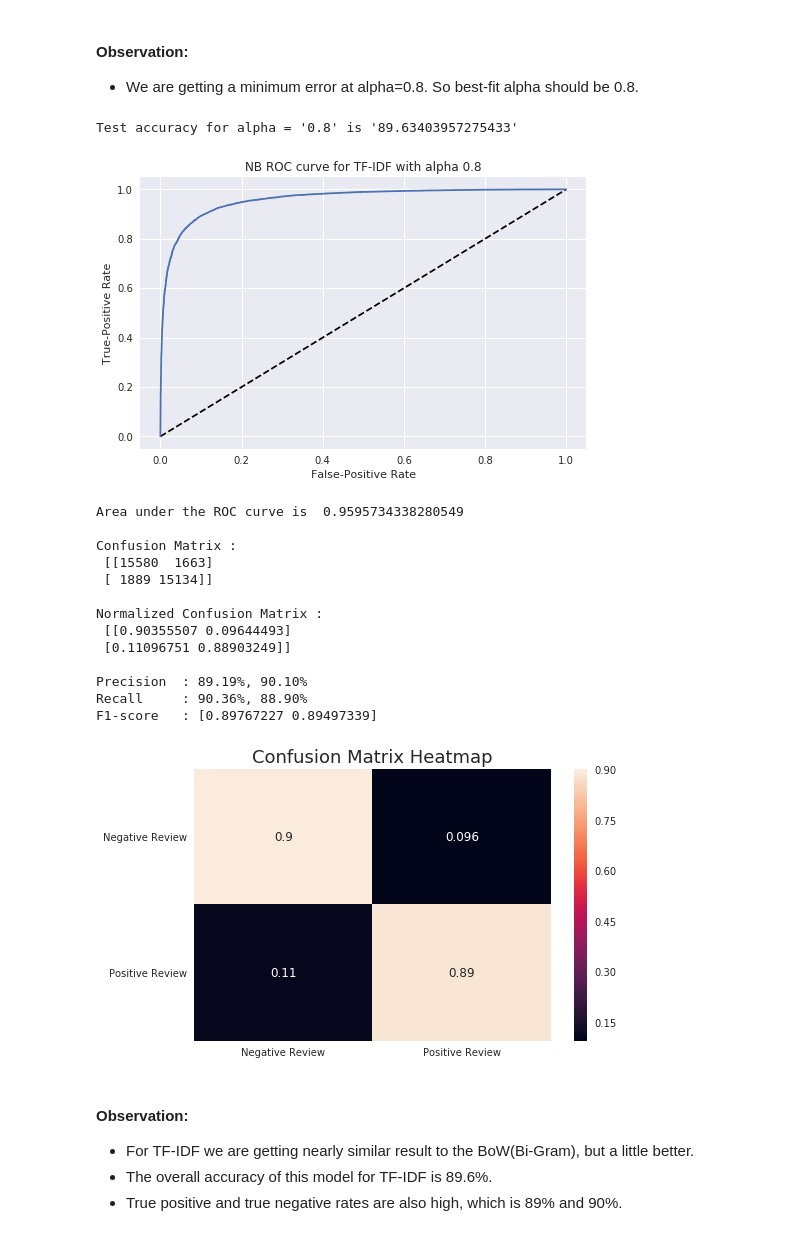
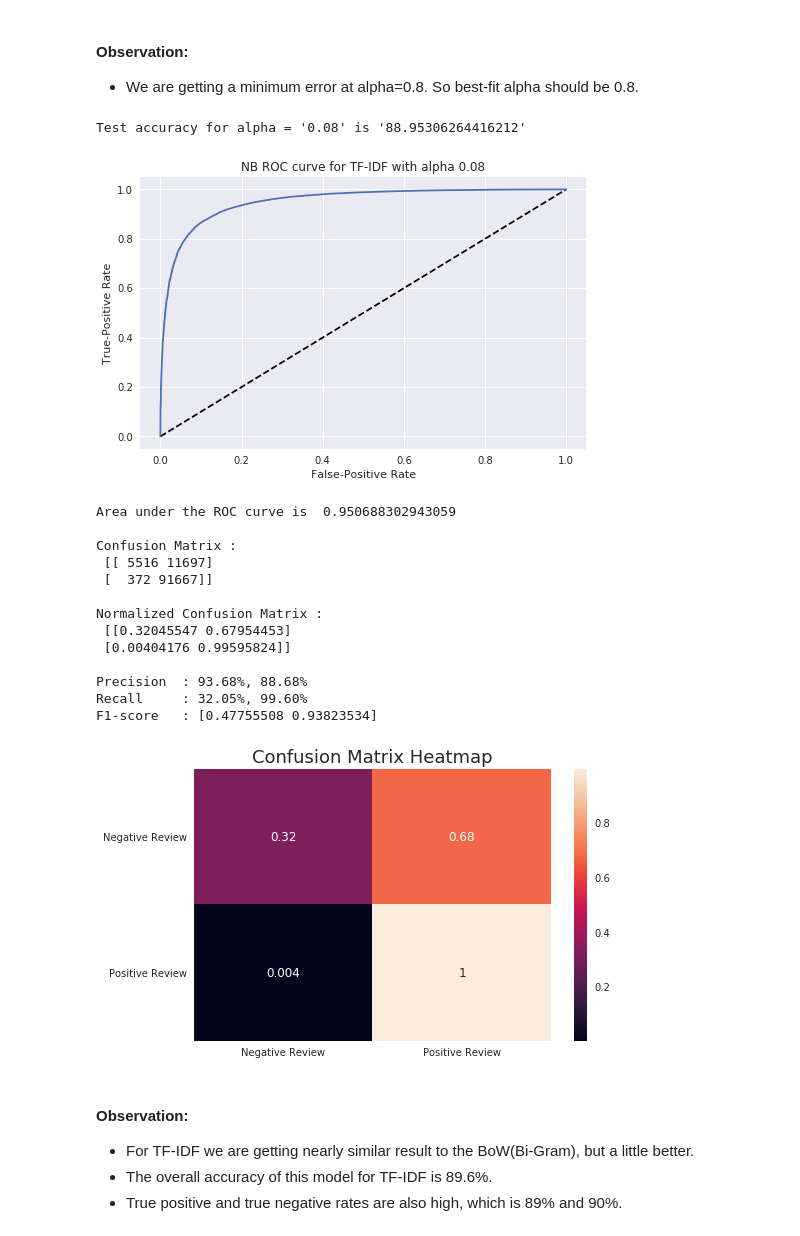
Before and after one commit to sradheya99/ML-Algorithms, a Jupyter notebook: 3.NaiveBayes/NaiveBayes_AZ.ipynb, the cells around one changed output. Saved outputs shown, nothing was run; the diff lists cells and outputs as text; code cells hidden in the pictures.

```diff
--- a/3.NaiveBayes/NaiveBayes_AZ.ipynb
+++ b/3.NaiveBayes/NaiveBayes_AZ.ipynb
@@ -396,5 +413,7 @@ Top 10 "POSITIVE" Features are:
 # %%
 # applying tf-idf vectorization
 tf_idf_vect = TfidfVectorizer(ngram_range=(1,2))
-final_tf_idf = tf_idf_vect.fit_transform(sorted_data['CleanedText'].values)
+tfidf_model = tf_idf_vect.fit(train_x['CleanedText'].values)
+final_tfidf_train = tfidf_model.transform(train_x['CleanedText'].values)
+final_tfidf_test = tfidf_model.transform(test_x['CleanedText'].values)
 # %%
@@ -420,24 +443,24 @@ error_comparision(cv_err_tfidf, test_err_tfidf)
 * We are getting a minimum error at alpha=0.8. So best-fit alpha should be 0.8.
 # %%
 # model performance on test data
-final_test_acc(0.8, 'TF-IDF')
+final_test_acc(final_tfidf_train, train_y, final_tfidf_test, test_y, 0.08, 'TF-IDF')
 # %% [output]
-Test accuracy for alpha = '0.8' is '89.63403957275433'
+Test accuracy for alpha = '0.08' is '88.95306264416212'
-[figure, old version]
+[figure, new version]
-Area under the ROC curve is  0.9595734338280549
+Area under the ROC curve is  0.950688302943059
 
 Confusion Matrix :
- [[15580  1663]
- [ 1889 15134]]
+ [[ 5516 11697]
+ [  372 91667]]
 
 Normalized Confusion Matrix :
- [[0.90355507 0.09644493]
- [0.11096751 0.88903249]]
+ [[0.32045547 0.67954453]
+ [0.00404176 0.99595824]]
 
-Precision  : 89.19%, 90.10%
-Recall     : 90.36%, 88.90%
-F1-score   : [0.89767227 0.89497339]
+Precision  : 93.68%, 88.68%
+Recall     : 32.05%, 99.60%
+F1-score   : [0.47755508 0.93823534]
-[figure, old version]
+[figure, new version]
 # %% [markdown]
 #### Observation:
 * For TF-IDF we are getting nearly similar result to the BoW(Bi-Gram), but a little better.
```
Also changed, not shown: parts of 30 cells of this notebook.
